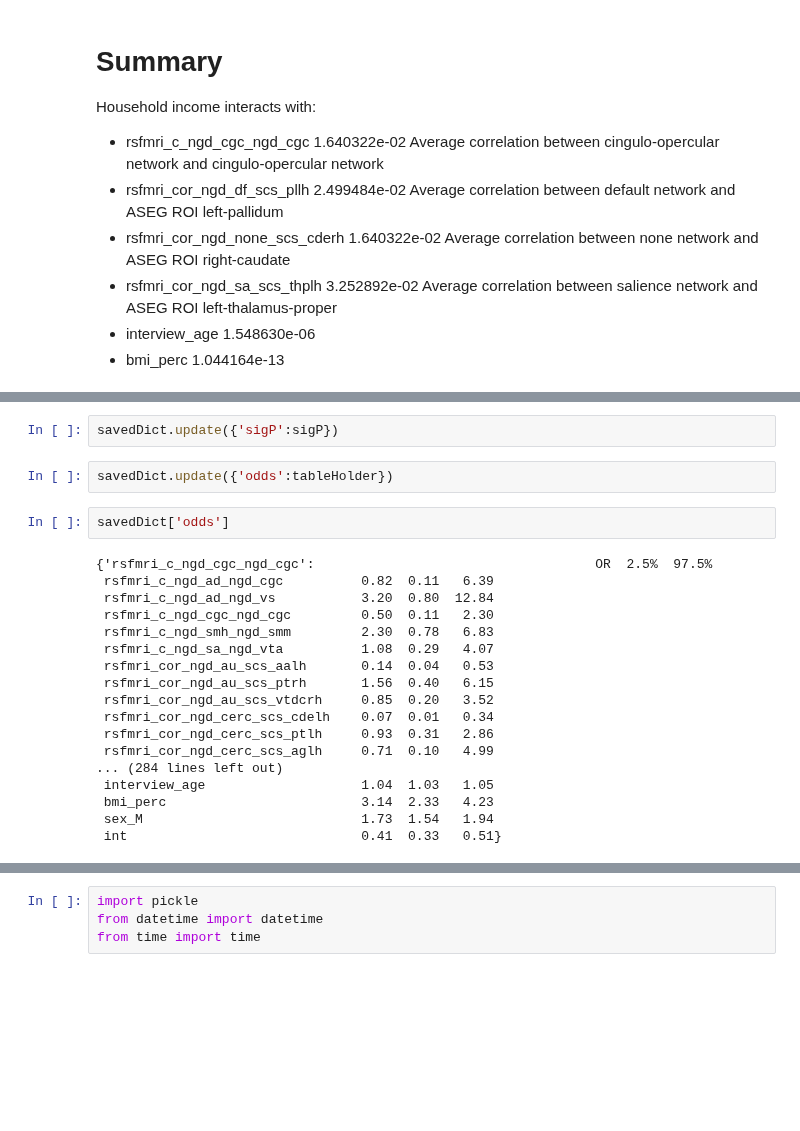
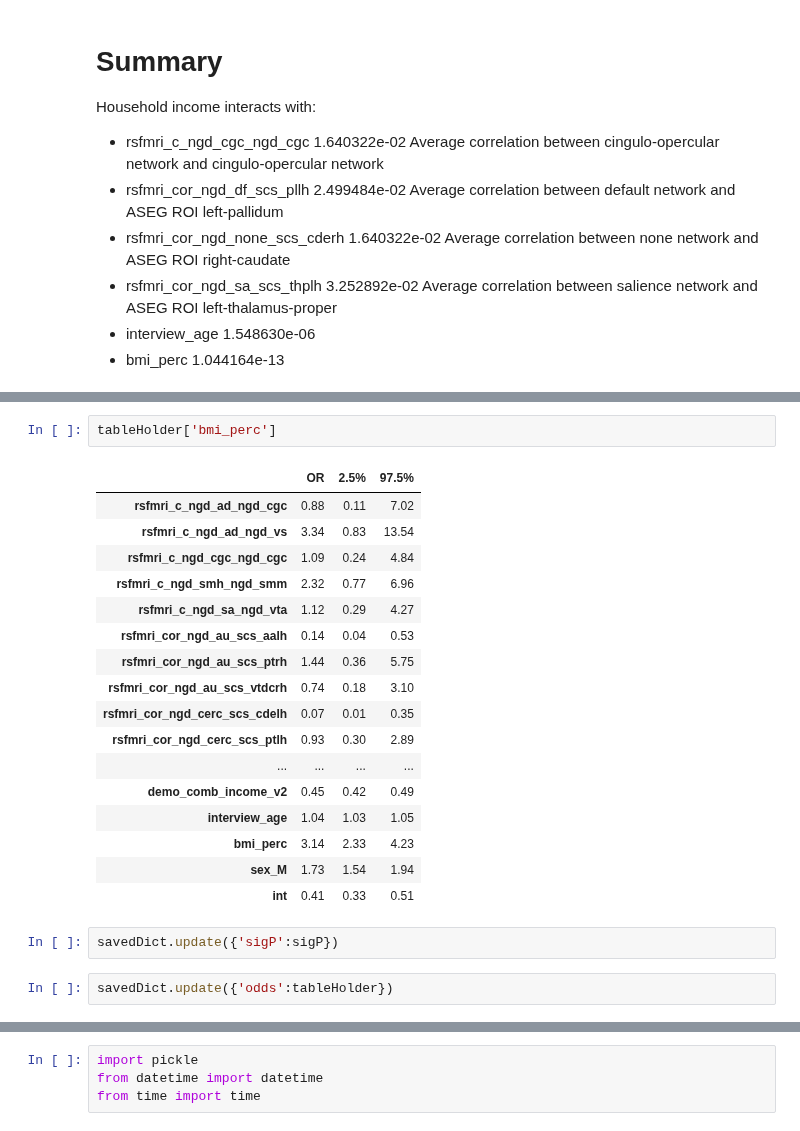
Before and after one commit to grace-shearrer/SSIB-2024, a Jupyter notebook: Scripts_Yana/Final_cleaning_data_scripts/SSBneuroInteraction.ipynb, the cells around one changed output, grey strips where cells are left out. Drawn from its saved outputs; the diff is of its cells as text; blank space fills up the shorter version.

```diff
--- a/Scripts_Yana/Final_cleaning_data_scripts/SSBneuroInteraction.ipynb
+++ b/Scripts_Yana/Final_cleaning_data_scripts/SSBneuroInteraction.ipynb
@@ -289,24 +313,24 @@ tableHolder
+# %%
+tableHolder['bmi_perc']
+# %% [output]
+|  | OR | 2.5% | 97.5% |
+| rsfmri_c_ngd_ad_ngd_cgc | 0.88 | 0.11 | 7.02 |
+| rsfmri_c_ngd_ad_ngd_vs | 3.34 | 0.83 | 13.54 |
+| rsfmri_c_ngd_cgc_ngd_cgc | 1.09 | 0.24 | 4.84 |
+| rsfmri_c_ngd_smh_ngd_smm | 2.32 | 0.77 | 6.96 |
+| rsfmri_c_ngd_sa_ngd_vta | 1.12 | 0.29 | 4.27 |
+| rsfmri_cor_ngd_au_scs_aalh | 0.14 | 0.04 | 0.53 |
+| rsfmri_cor_ngd_au_scs_ptrh | 1.44 | 0.36 | 5.75 |
+| rsfmri_cor_ngd_au_scs_vtdcrh | 0.74 | 0.18 | 3.10 |
+| rsfmri_cor_ngd_cerc_scs_cdelh | 0.07 | 0.01 | 0.35 |
+| rsfmri_cor_ngd_cerc_scs_ptlh | 0.93 | 0.30 | 2.89 |
+| ... | ... | ... | ... |
+| demo_comb_income_v2 | 0.45 | 0.42 | 0.49 |
+| interview_age | 1.04 | 1.03 | 1.05 |
+| bmi_perc | 3.14 | 2.33 | 4.23 |
+| sex_M | 1.73 | 1.54 | 1.94 |
+| int | 0.41 | 0.33 | 0.51 |
 # %%
 savedDict.update({'sigP':sigP})
-# %%
-savedDict.update({'odds':tableHolder})
-# %%
-savedDict['odds']
-# %% [output]
-{'rsfmri_c_ngd_cgc_ngd_cgc':                                    OR  2.5%  97.5%
- rsfmri_c_ngd_ad_ngd_cgc          0.82  0.11   6.39
- rsfmri_c_ngd_ad_ngd_vs           3.20  0.80  12.84
- rsfmri_c_ngd_cgc_ngd_cgc         0.50  0.11   2.30
- rsfmri_c_ngd_smh_ngd_smm         2.30  0.78   6.83
- rsfmri_c_ngd_sa_ngd_vta          1.08  0.29   4.07
- rsfmri_cor_ngd_au_scs_aalh       0.14  0.04   0.53
- rsfmri_cor_ngd_au_scs_ptrh       1.56  0.40   6.15
- rsfmri_cor_ngd_au_scs_vtdcrh     0.85  0.20   3.52
- rsfmri_cor_ngd_cerc_scs_cdelh    0.07  0.01   0.34
- rsfmri_cor_ngd_cerc_scs_ptlh     0.93  0.31   2.86
- rsfmri_cor_ngd_cerc_scs_aglh     0.71  0.10   4.99
-... (284 lines left out)
- interview_age                    1.04  1.03   1.05
- bmi_perc                         3.14  2.33   4.23
- sex_M                            1.73  1.54   1.94
- int                              0.41  0.33   0.51}
+# %%
+savedDict.update({'odds':tableHolder})
```
Also changed, not shown: parts of 28 cells of this notebook, 3 other files.
